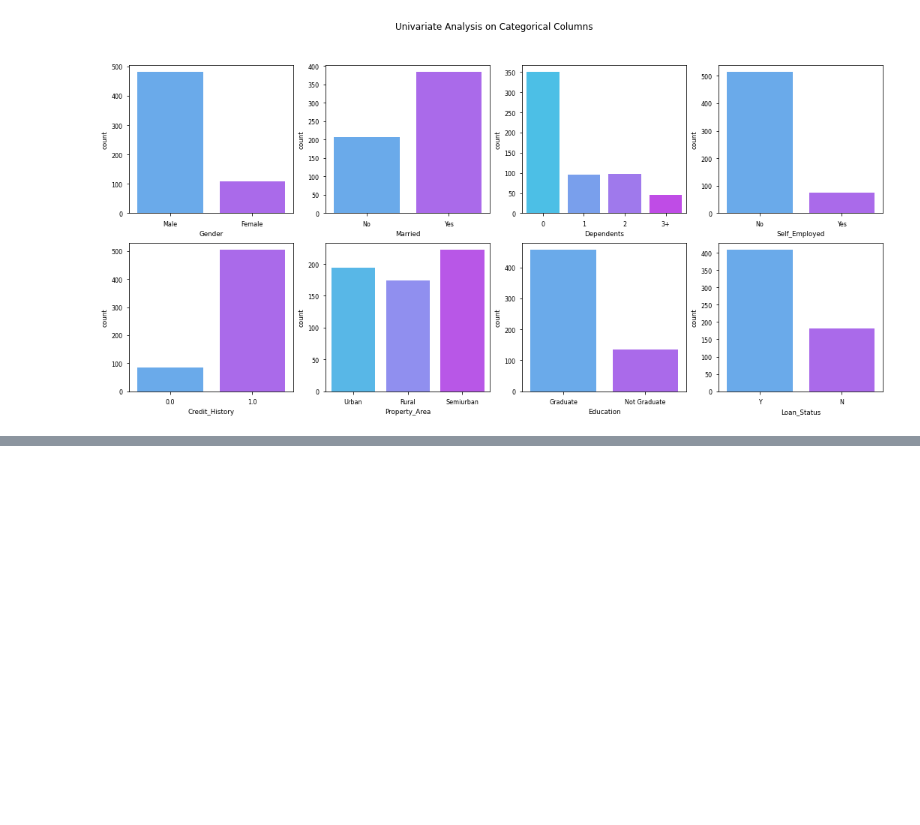
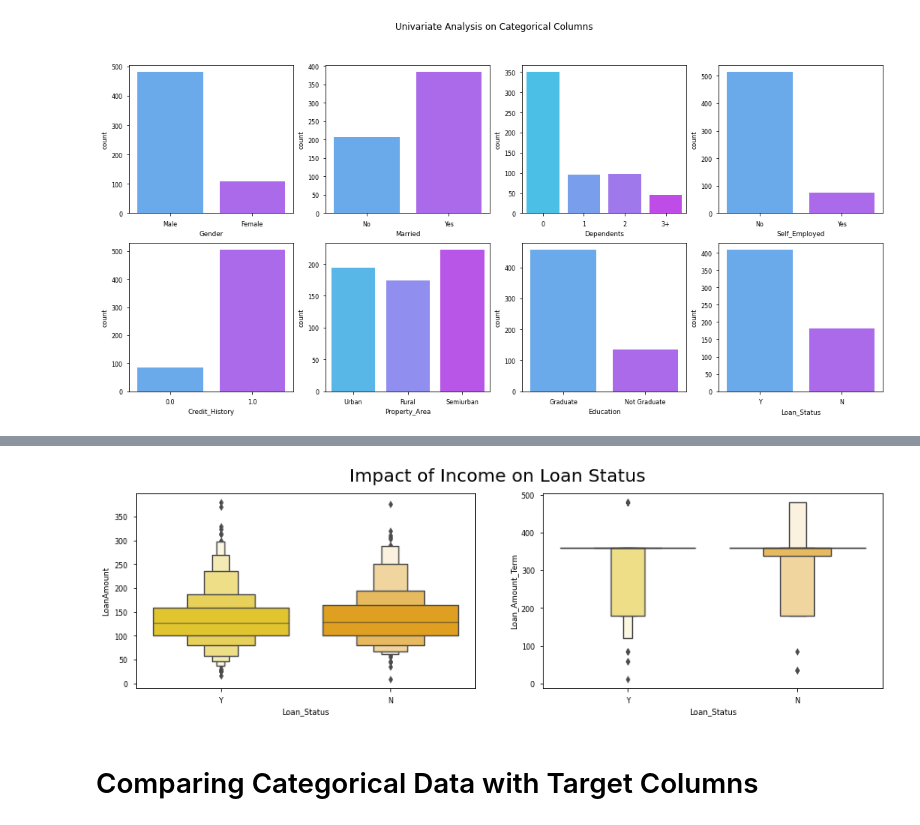
Before and after one commit to rohith1125/Loan-Predictor, a Jupyter notebook: Loan Status Prediction.ipynb, the cells around one changed output, grey strips where cells are left out. Cells and saved outputs as stored; diff of their text form; code cells hidden in the pictures; blank space fills up the shorter version.

```diff
--- a/Loan Status Prediction.ipynb
+++ b/Loan Status Prediction.ipynb
@@ -239,0 +257,17 @@ plt.show()
+# %%
+# Check the Impact of Amount on Loan Status
+
+plt.rcParams['figure.figsize'] = (15, 4)
+
+plt.subplot(1, 2, 1)
+sns.boxenplot(data['Loan_Status'], data['LoanAmount'], palette = 'Wistia')
+
+plt.subplot(1, 2, 2)
+sns.boxenplot(data['Loan_Status'], data['Loan_Amount_Term'], palette = 'Wistia')
+
+plt.suptitle('Impact of Income on Loan Status\n', fontsize = 20)
+plt.show()
+# %% [output]
+[figure, added]
+# %% [markdown]
+# Comparing Categorical Data with Target Columns
```
Also changed, not shown: parts of 13 cells of this notebook.
